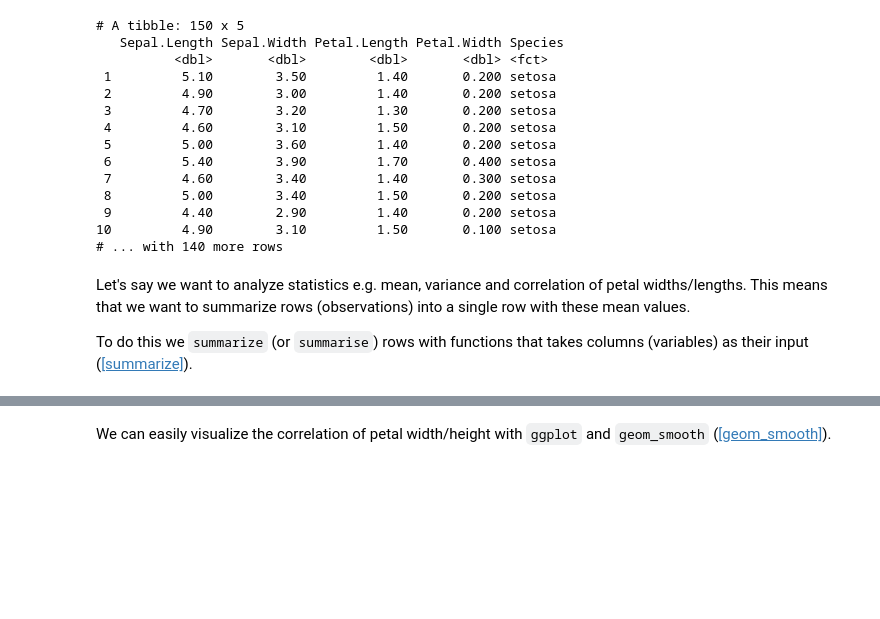
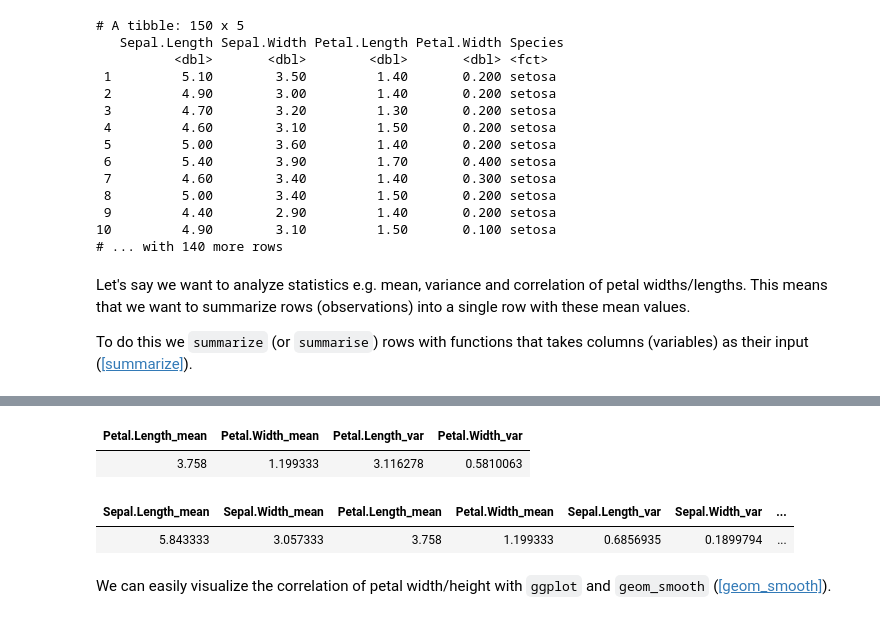
Before and after one commit to AaltoSciComp/python-r-data-analysis-course, a Jupyter notebook: r/02_Summaries_and_Groups.ipynb, the cells around one changed output, grey strips where cells are left out. Saved outputs shown, nothing was run; the diff lists cells and outputs as text; code cells hidden in the pictures; blank space fills up the shorter version.

```diff
--- a/r/02_Summaries_and_Groups.ipynb
+++ b/r/02_Summaries_and_Groups.ipynb
@@ -49,3 +54,15 @@ iris_tbl %>%
+# %%
+iris_tbl %>%
+    summarize_at(vars(contains('Petal')),funs(mean,var))
+
+iris_tbl %>%
+    select(-Species) %>%
+    summarize_all(funs(mean,var))
+# %% [output]
+| Petal.Length_mean | Petal.Width_mean | Petal.Length_var | Petal.Width_var |
+| 3.758 | 1.199333 | 3.116278 | 0.5810063 |
+| Sepal.Length_mean | Sepal.Width_mean | Petal.Length_mean | Petal.Width_mean | Sepal.Length_var | Sepal.Width_var | ... |
+| 5.843333 | 3.057333 | 3.758 | 1.199333 | 0.6856935 | 0.1899794 | ... |
 # %% [markdown]
 We can easily visualize the correlation of petal width/height with `ggplot` and `geom_smooth` ([[geom_smooth]](http://ggplot2.tidyverse.org/reference/geom_smooth.html)).
 # %%
```
Also changed, not shown: parts of 4 cells of this notebook, 3 other files.
